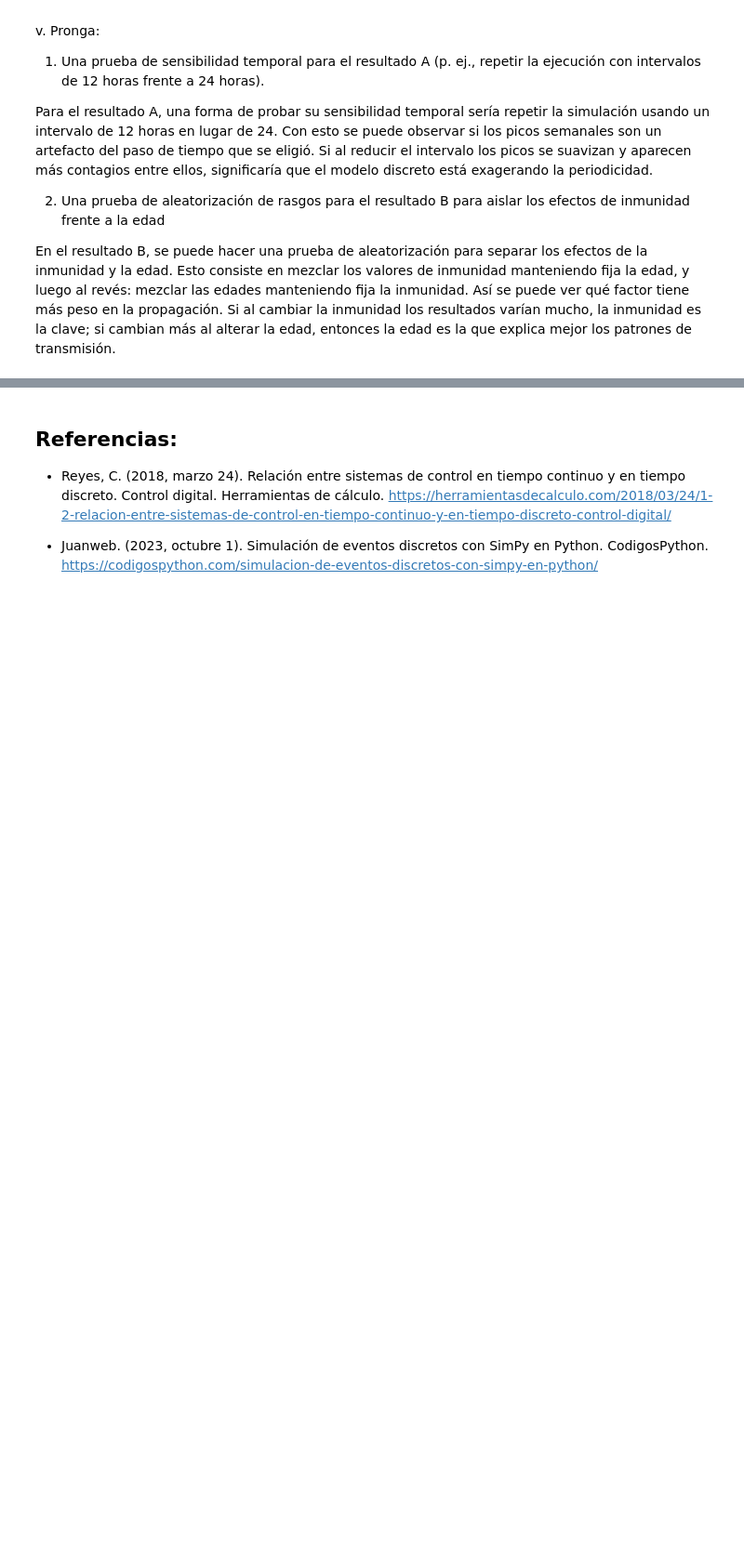
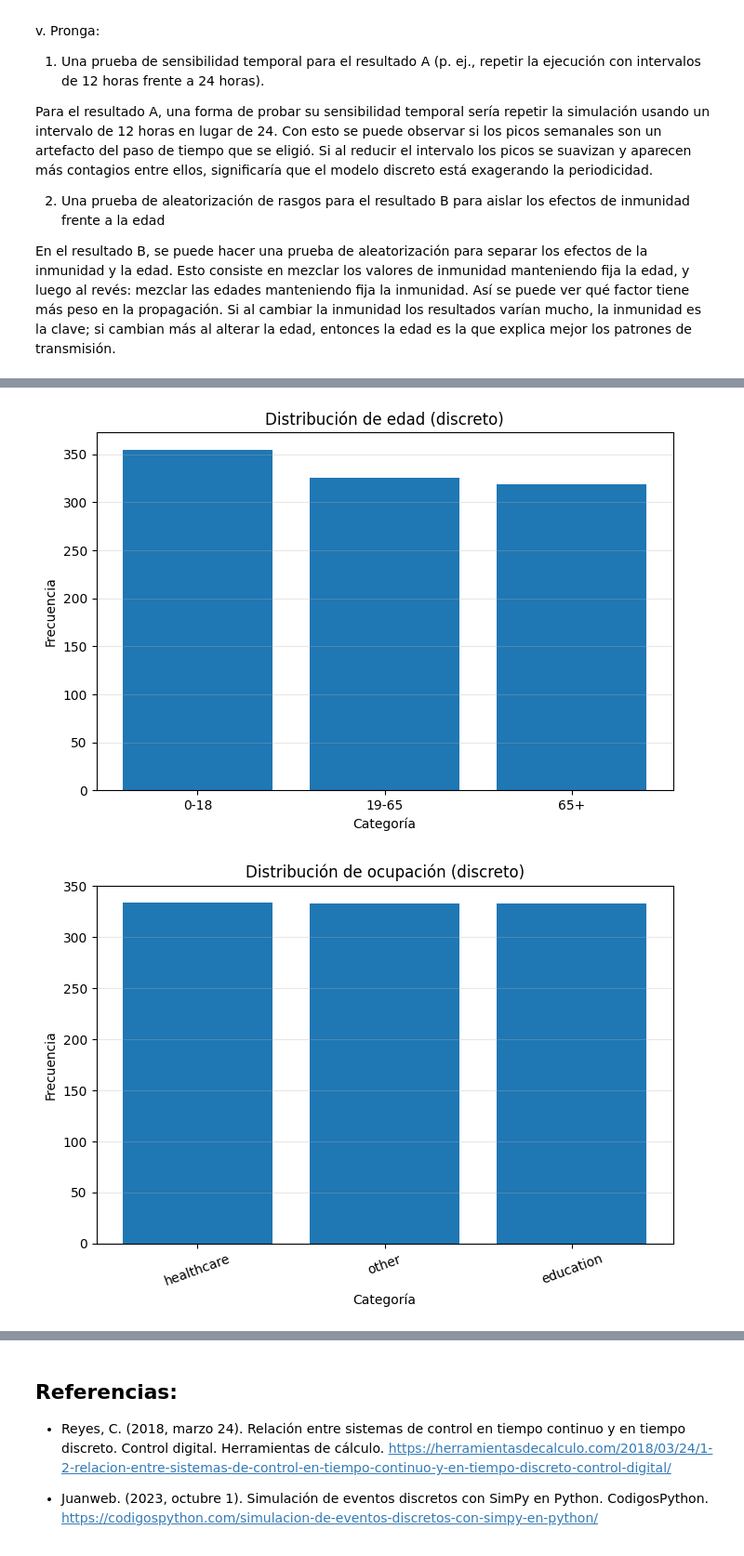
Before and after one commit to angelargd8/lab4-modsim, a Jupyter notebook: main.ipynb, the cells around one changed output, grey strips where cells are left out. Shown: that part at 93% size. Saved outputs shown, nothing was run; the diff lists cells and outputs as text; code cells hidden in the pictures; blank space fills up the shorter version.

```diff
--- a/main.ipynb
+++ b/main.ipynb
@@ -418,0 +485,41 @@ En el resultado B, se puede hacer una prueba de aleatorización para separar los
+# %%
+
+# Histogramas (discreto)
+plot_categorical_hist(
+    data['discrete']['agent_data']['age'],
+    'Distribución de edad (discreto)',
+    rotate=0
+)
+plot_categorical_hist(
+    data['discrete']['agent_data']['occupation'],
+    'Distribución de ocupación (discreto)',
+    rotate=20
+)
+plot_categorical_hist(
+    data['discrete']['agent_data']['vaccinated'],
+    'Distribución de vacunación (discreto)',
+    xlabel='Vacunado'
+)
+
+# Histogramas (continuo)
+plot_categorical_hist(
+    data['continuous']['agent_data']['age'],
+    'Distribución de edad (continuo)',
+    rotate=0
+)
+plot_categorical_hist(
+    data['continuous']['agent_data']['vaccinated'],
+    'Distribución de vacunación (continuo)',
+    xlabel='Vacunado'
+)
+plot_numeric_hist(
+    data['continuous']['agent_data']['mobility'],
+    'Distribución de movilidad (continuo)',
+    xlabel='Movilidad (unidad simulada)',
+    bins=30
+)
+
+plt.show()
+# %% [output]
+[figure, added]
+[figure, added]
```
Also changed, not shown: parts of 16 cells of this notebook.
